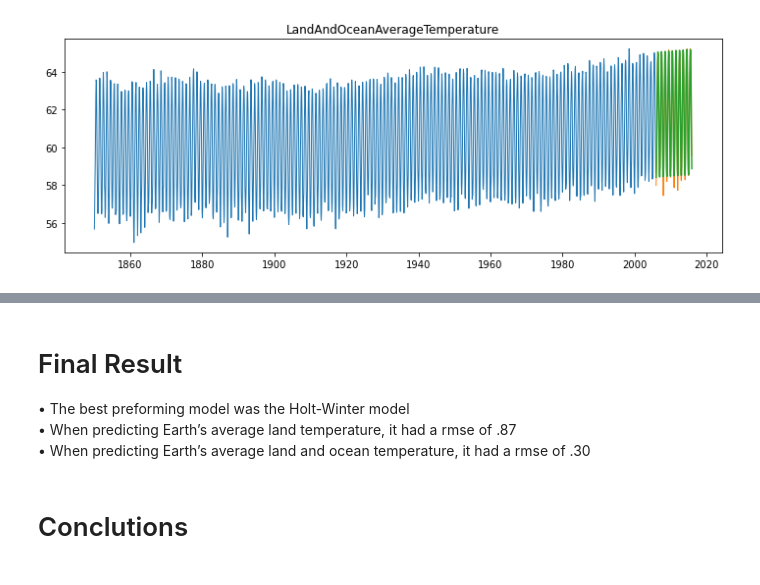
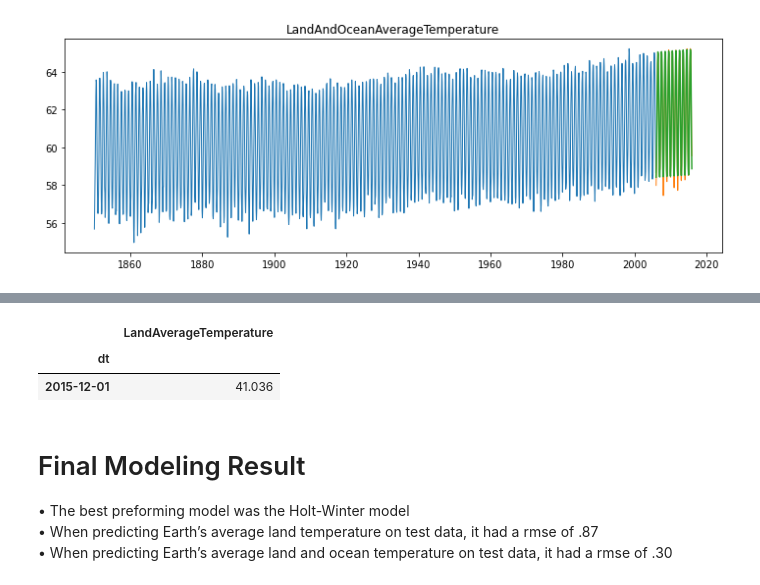
Before and after one commit to Johndsalas/earths_temperature_time_series, a Jupyter notebook: main_notebook.ipynb, the cells around one changed output, grey strips where cells are left out. Cells and saved outputs as stored; diff of their text form; code cells hidden in the pictures.

```diff
--- a/main_notebook.ipynb
+++ b/main_notebook.ipynb
@@ -343,7 +349,11 @@ Holt Winter -- RMSE: 0.3
+# %%
+test_land.tail(1)
+# %% [output]
+|  | LandAverageTemperature |
+| dt |  |
+| 2015-12-01 | 41.036 |
 # %% [markdown]
-# Final Result
+# Final Modeling Result
 •	The best preforming model was the Holt-Winter model <br>
-•	When predicting Earth’s average land temperature, it had a rmse of .87 <br>
-•	When predicting Earth’s average land and ocean temperature, it had a rmse of .30 <br>
+•	When predicting Earth’s average land temperature on test data, it had a rmse of .87 <br>
+•	When predicting Earth’s average land and ocean temperature on test data, it had a rmse of .30 <br>
-# %% [markdown]
-# Conclutions
```
Also changed, not shown: parts of 5 cells of this notebook.
